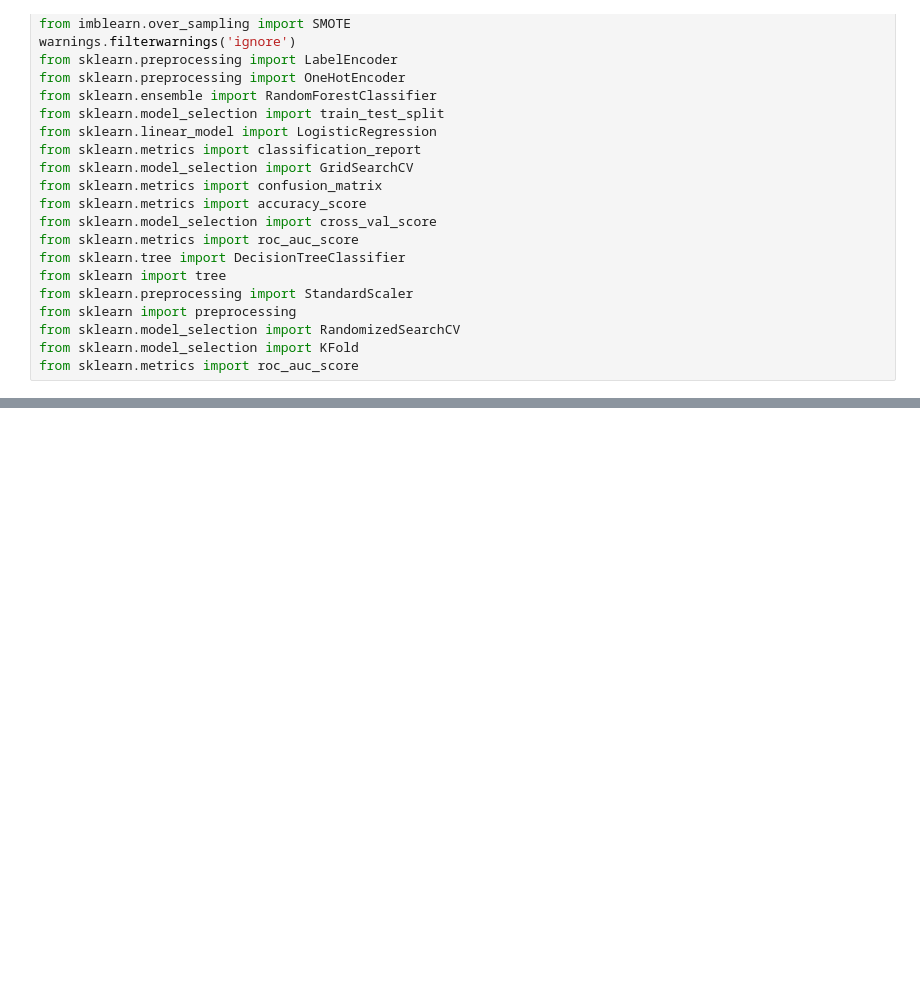
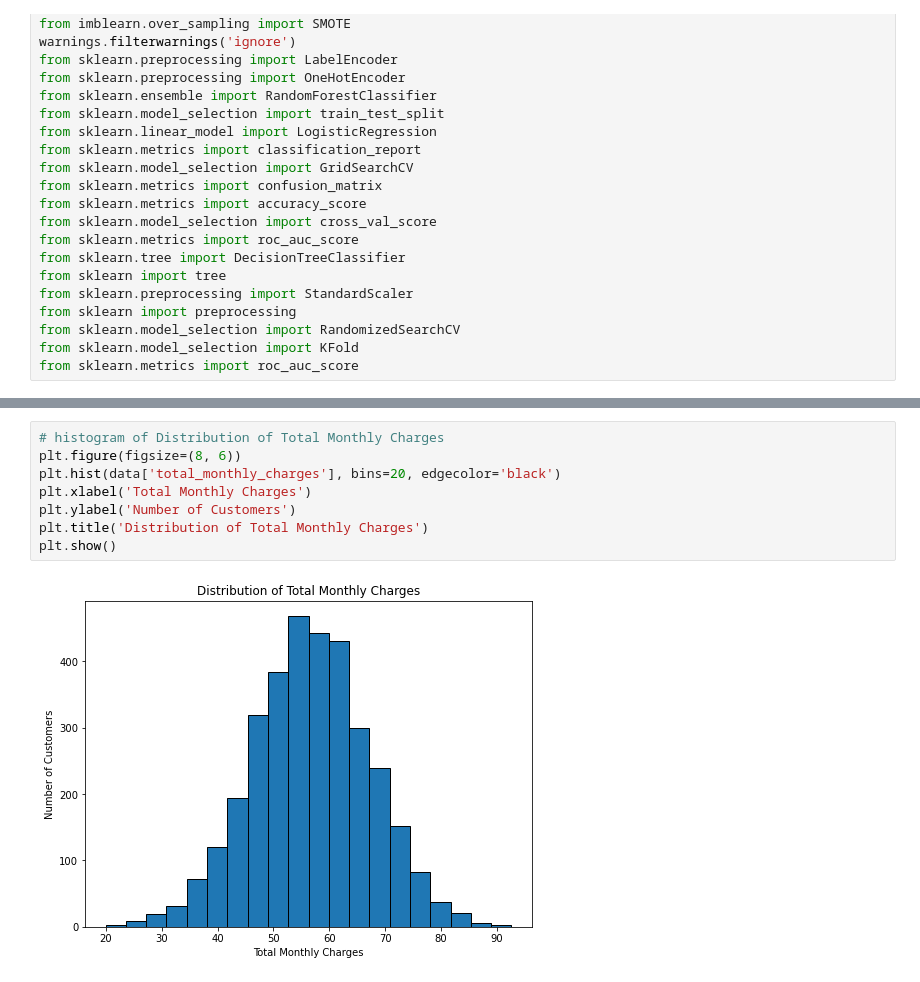
Before and after one commit to SNzangi/Syriatel-Customer-Churn, a Jupyter notebook: Churn.ipynb, the cells around one changed output, grey strips where cells are left out. Saved outputs shown, nothing was run; the diff lists cells and outputs as text; blank space fills up the shorter version.

```diff
--- a/Churn.ipynb
+++ b/Churn.ipynb
@@ -59,0 +361,10 @@ data.head()
+# %%
+# histogram of Distribution of Total Monthly Charges
+plt.figure(figsize=(8, 6))
+plt.hist(data['total_monthly_charges'], bins=20, edgecolor='black')
+plt.xlabel('Total Monthly Charges')
+plt.ylabel('Number of Customers')
+plt.title('Distribution of Total Monthly Charges')
+plt.show()
+# %% [output]
+[figure, added]
```
Also changed, not shown: parts of 36 cells of this notebook, 3 other files.
